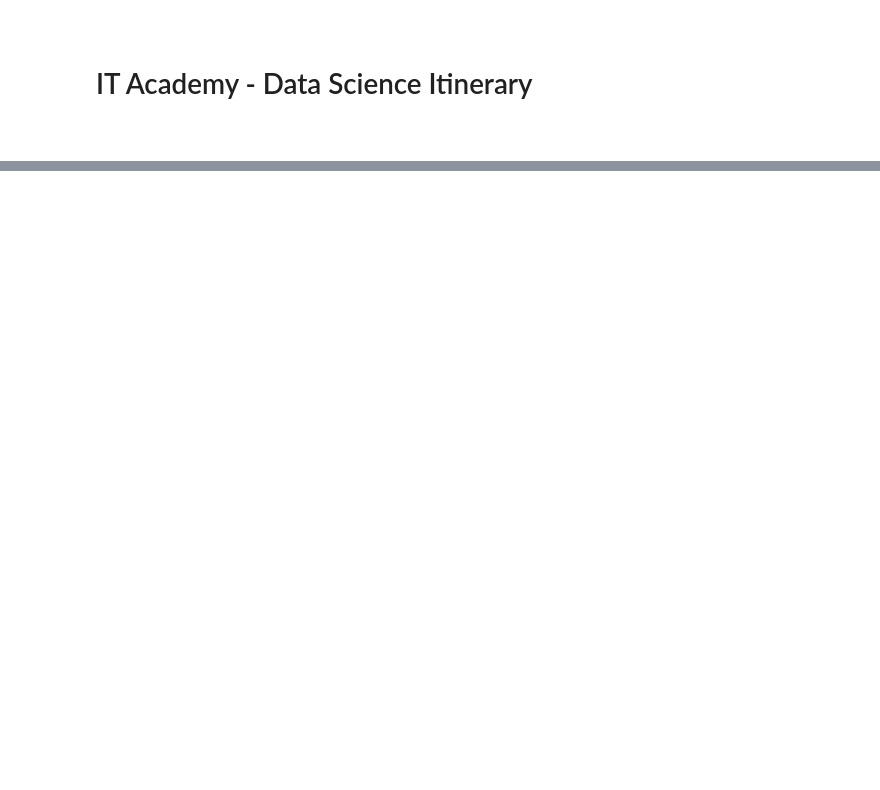
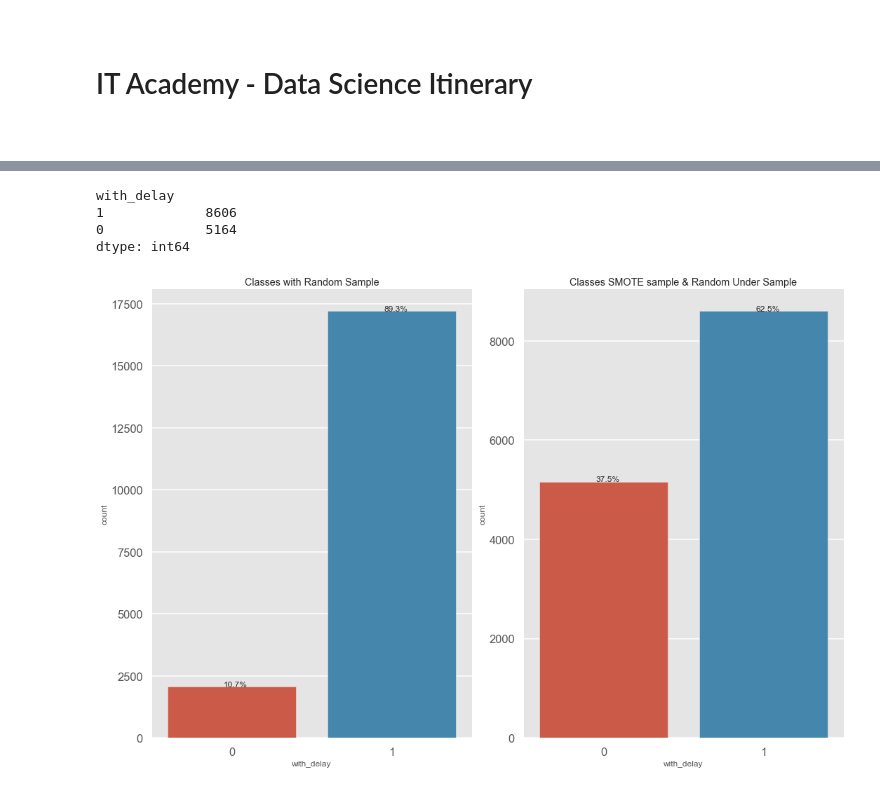
Before and after one commit to Pevicsanch/supervised-learning-classification, a Jupyter notebook: s10_t01_classification_algorithms.ipynb, the cells around one changed output, grey strips where cells are left out. Cells and saved outputs as stored; diff of their text form; code cells hidden in the pictures; blank space fills up the shorter version.

```diff
--- a/s10_t01_classification_algorithms.ipynb
+++ b/s10_t01_classification_algorithms.ipynb
@@ -69,0 +563,41 @@ ___
+# %%
+sm = SMOTE(sampling_strategy=0.3, random_state=42)
+ru = RandomUnderSampler(sampling_strategy=0.6,random_state=42)
+
+pipeline = Pipeline(steps=[('smote', sm), ('random_under', ru)])
+
+X_smru,y_smru = pipeline.fit_resample(X,y)
+# %%
+y_smru.value_counts()
+# %% [output]
+with_delay
+1             8606
+0             5164
+dtype: int64
+# %%
+sns.set_context("talk")
+plt.style.use('ggplot')
+
+fig,axes = plt.subplots(1,2, figsize=(15,10))
+
+ax = sns.countplot(x="with_delay",data=y,ax=axes[0])
+
+ax2 = sns.countplot(x="with_delay",data=y_smru, ax=axes[1])
+
+without_hue(ax, y)
+without_hue(ax2, y_smru)
+
+
+axes[0].spines['top'].set_visible(False)
+axes[0].spines['right'].set_visible(False)
+axes[0].set_title("Classes with Random Sample")
+
+axes[1].spines['top'].set_visible(False)
+axes[1].spines['right'].set_visible(False)
+axes[1].set_title("Classes SMOTE sample & Random Under Sample")
+
+
+plt.tight_layout()
+plt.show()
+# %% [output]
+[figure, added]
```
Also changed, not shown: parts of 183 cells of this notebook.
